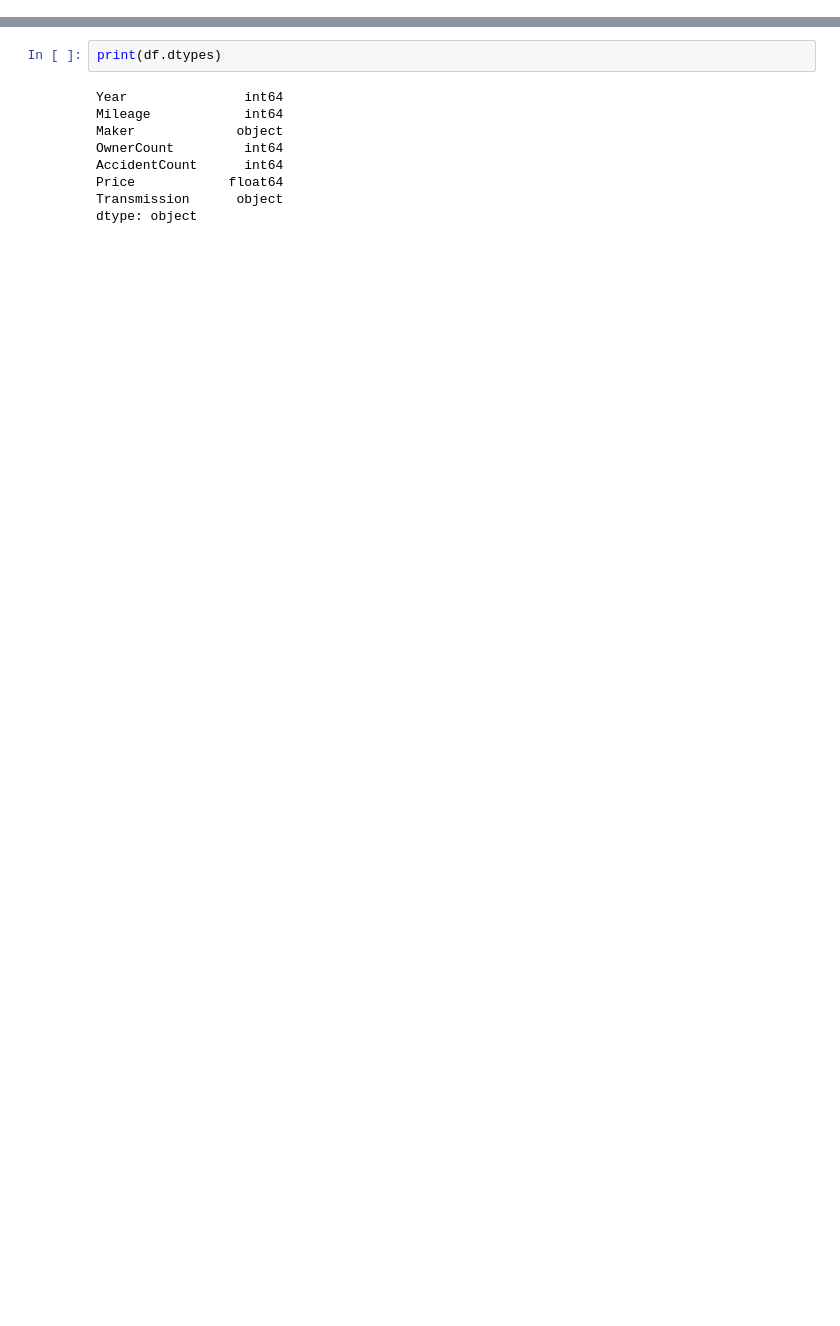
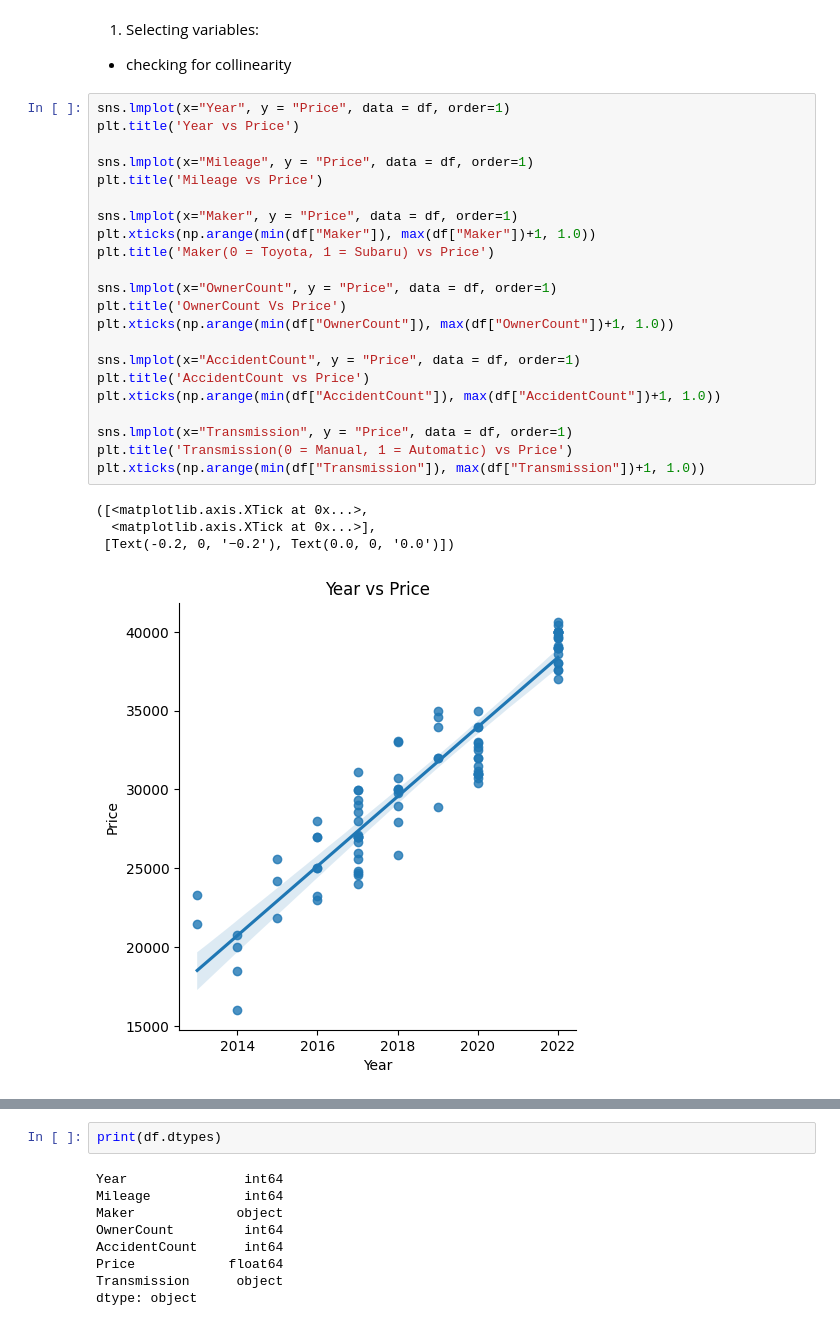
Before and after one commit to NathanHung369/CarGurus_Scrapping_Project, a Jupyter notebook: RegressionModeling/ModelCreation.ipynb, the cells around one changed output, grey strips where cells are left out. Saved outputs shown, nothing was run; the diff lists cells and outputs as text; blank space fills up the shorter version.

Commit message:
Picked Variables and Built model

```diff
--- a/RegressionModeling/ModelCreation.ipynb
+++ b/RegressionModeling/ModelCreation.ipynb
@@ -68,0 +42,30 @@ sns.lmplot(x="Maker", y = "Price", data = df, order=1)
+# %% [markdown]
+1) Selecting variables:
+  - checking for collinearity
+# %%
+sns.lmplot(x="Year", y = "Price", data = df, order=1)
+plt.title('Year vs Price')
+
+sns.lmplot(x="Mileage", y = "Price", data = df, order=1)
+plt.title('Mileage vs Price')
+
+sns.lmplot(x="Maker", y = "Price", data = df, order=1)
+plt.xticks(np.arange(min(df["Maker"]), max(df["Maker"])+1, 1.0))
+plt.title('Maker(0 = Toyota, 1 = Subaru) vs Price')
+
+sns.lmplot(x="OwnerCount", y = "Price", data = df, order=1)
+plt.title('OwnerCount Vs Price')
+plt.xticks(np.arange(min(df["OwnerCount"]), max(df["OwnerCount"])+1, 1.0))
+
+sns.lmplot(x="AccidentCount", y = "Price", data = df, order=1)
+plt.title('AccidentCount vs Price')
+plt.xticks(np.arange(min(df["AccidentCount"]), max(df["AccidentCount"])+1, 1.0))
+
+sns.lmplot(x="Transmission", y = "Price", data = df, order=1)
+plt.title('Transmission(0 = Manual, 1 = Automatic) vs Price')
+plt.xticks(np.arange(min(df["Transmission"]), max(df["Transmission"])+1, 1.0))
+# %% [output]
+([<matplotlib.axis.XTick at 0x...>,
+  <matplotlib.axis.XTick at 0x...>],
+ [Text(-0.2, 0, '−0.2'), Text(0.0, 0, '0.0')])
+[figure, added]
```
Also changed, not shown: parts of 12 cells of this notebook.
